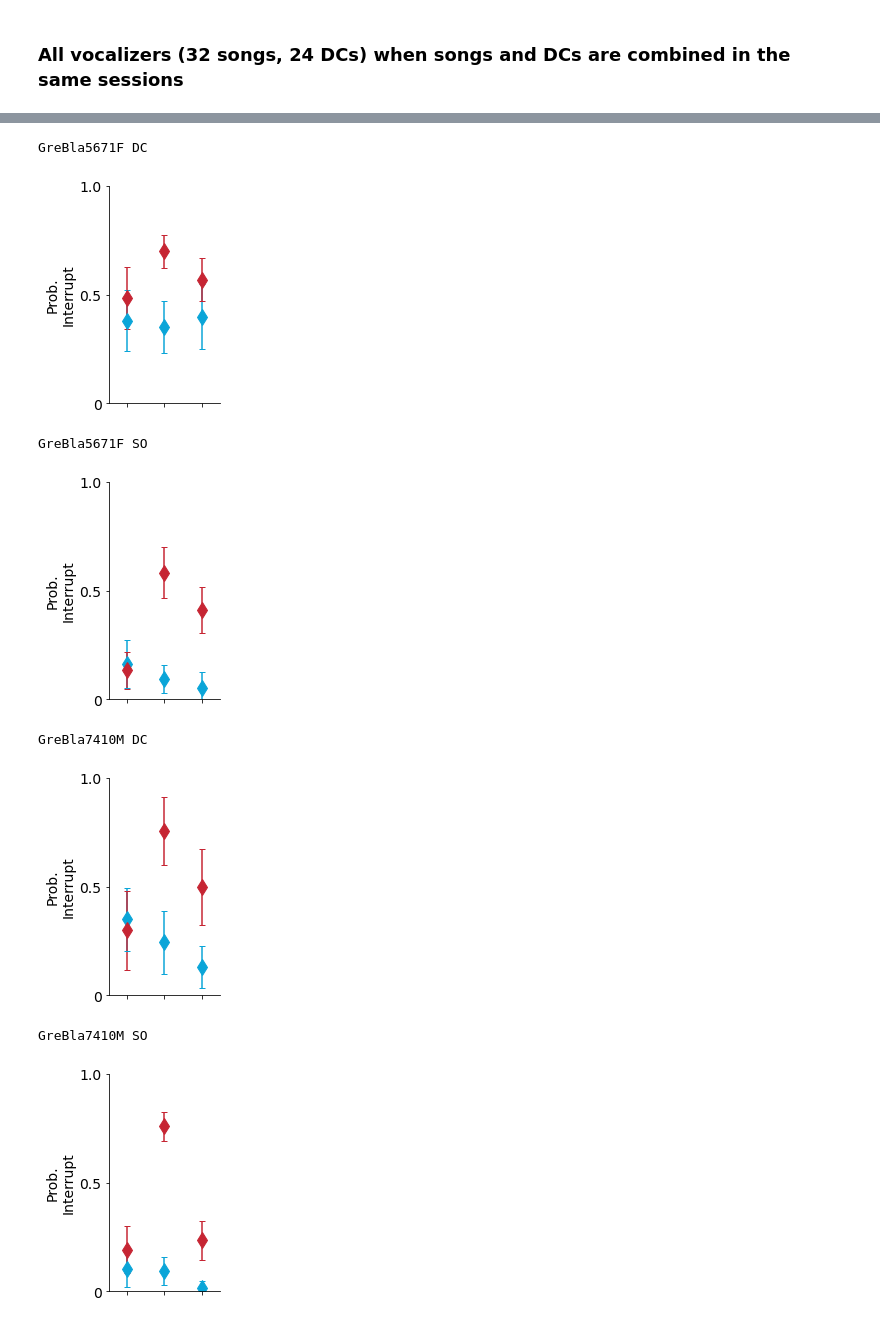
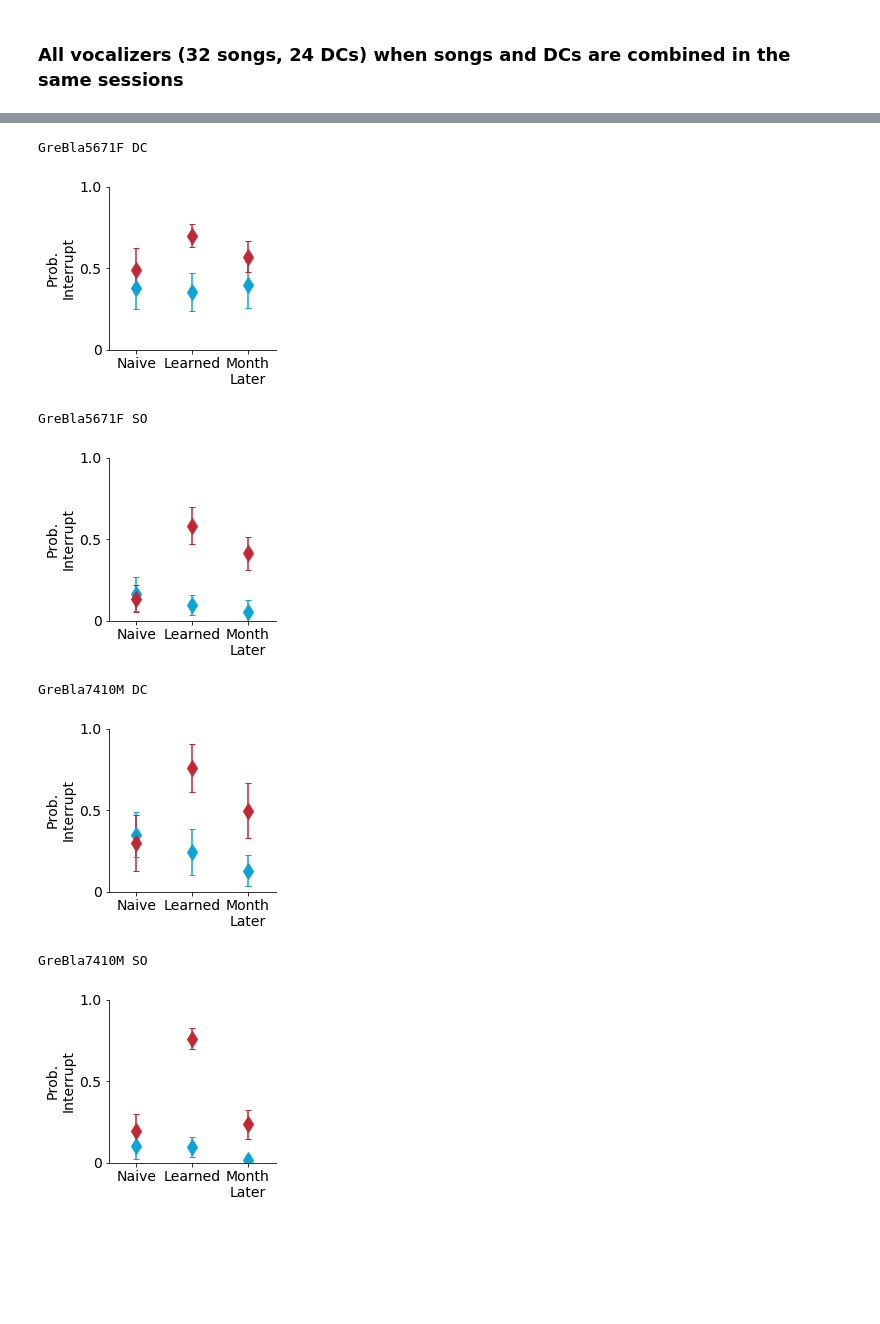
Before and after one commit to theunissenlab/zebra-finch-memory, a Jupyter notebook: notebooks/Generate Paper Figures.ipynb, the cells around one changed output, grey strips where cells are left out. Cells and saved outputs as stored; diff of their text form; code cells hidden in the pictures; blank space fills up the shorter version.

```diff
--- a/notebooks/Generate Paper Figures.ipynb
+++ b/notebooks/Generate Paper Figures.ipynb
@@ -1086,6 +1387,7 @@ for epoch_name, epoch in [("Naive", epoch1), ("Learned", epoch2), ("MonthLater",
             subdf = stim_df[stim_df["Relative Informative Trials Seen"] <= informative_trials_limit]
             interruption_probabilities.append(np.mean(subdf["Interrupt"]))
 
+        mean, sem = jackknife(interruption_probabilities, np.mean)
         output_rows.append([
             subject,
             informative_trials_limit,
@@ -1093,8 +1395,8 @@ for epoch_name, epoch in [("Naive", epoch1), ("Learned", epoch2), ("MonthLater",
             rewarded,
             epoch_name,
             interruption_probabilities,
-            np.mean(interruption_probabilities),
-            jackknife(interruption_probabilities, np.mean)
+            mean,
+            sem,
         ])
 
 result = pd.DataFrame(output_rows, columns=[
@@ -1107,3 +1409,29 @@ result = pd.DataFrame(output_rows, columns=[
     "p(interrupt)",
     "SEM",
 ])
+# %%
+# Stats (t test in each epoch)
+
+informative_trials_limit = 2
+
+for epoch_name, epoch in [("Naive", epoch1), ("Learned", epoch2), ("MonthLater", month_later_epoch)]:
+    epoch = inject_relative_informative_trials(epoch)
+
+    for (subject, call_type), epoch_grouped in epoch.groupby(["Subject", "Stimulus Call Type"]):
+        print("Testing {} {} {}".format(subject, call_type, epoch_name))
+
+        interruption_probabilities = {
+            "Rewarded": [],
+            "Nonrewarded": []
+        }
+
+        for (vocalizer, rewarded), stim_df in epoch_grouped.groupby(["Stimulus Vocalizer", "Stimulus Class"]):
+            subdf = stim_df[stim_df["Relative Informative Trials Seen"] <= informative_trials_limit]
+            interruption_probabilities[rewarded].append(np.mean(subdf["Interrupt"]))
+
+        test = scipy.stats.ttest_rel(
+            np.array(interruption_probabilities["Rewarded"]),
+            np.array(interruption_probabilities["Nonrewarded"]),
+        )
+
+        print("p={:.5f} {}".format(test.pvalue / 2, "*" if (test.statistic < 0) and (test.pvalue / 2 < 0.05) else ""))
@@ -1110,7 +1456,7 @@ result = pd.DataFrame(output_rows, columns=[
 # %%
 for (subject, call_type), subdf in result.groupby(["Subject", "Stimulus Call Type"]):
     print(subject, call_type)
-    fig = plt.figure(figsize=(2, 4))
+    fig = plt.figure(figsize=(3, 3))
     for i, epoch in enumerate(["Naive", "Learned", "MonthLater"]):
         p_rew = subdf[(subdf["Epoch"] == epoch) & (subdf["Stimulus Class"] == "Rewarded")].iloc[0]["p(interrupt)"]
         sem_rew = subdf[(subdf["Epoch"] == epoch) & (subdf["Stimulus Class"] == "Rewarded")].iloc[0]["SEM"]
@@ -1125,39 +1471,40 @@ for (subject, call_type), subdf in result.groupby(["Subject", "Stimulus Call Typ
             capsize=3,
             markersize=12,
             color=color_by_reward.get("Rewarded"),
         )
         plt.errorbar(
             [i],
             [p_norew],
             yerr=2*sem_norew,
             marker="d",
             capsize=3,
             markersize=12,
-            color=color_by_reward.get("Unrewarded"),
+            color=color_by_reward.get("Nonrewarded"),
         )
 
         ax = plt.gca()
         ax.set_ylabel("Prob.\nInterrupt", fontsize=14)
 
         ax.set_xlim(-0.5, 2.5)
         ax.set_ylim(0, 1)
         ax.set_yticks([0, 0.5, 1.0])
         ax.set_yticklabels([0, 0.5, 1.0], fontsize=14)
         ax.spines["top"].set_visible(False)
         ax.spines["bottom"].set_visible(True)
         ax.spines["right"].set_visible(False)
         ax.spines["left"].set_visible(True)
         ax.set_xticks([0, 1, 2])
-        ax.set_xticklabels(["", "", ""])
+        ax.set_xticklabels(["Naive", "Learned", "Month\nLater"], fontsize=14)
 
     plt.show()
+    fig.savefig("figures/4CDEF_{}_{}_month_later.svg".format(subject, call_type), format="svg", bbox_inches="tight")
     plt.close(fig)
 # %% [output]
 GreBla5671F DC
-[figure, old version]
+[figure, new version]
 GreBla5671F SO
-[figure, old version]
+[figure, new version]
 GreBla7410M DC
-[figure, old version]
+[figure, new version]
 GreBla7410M SO
-[figure, old version]
+[figure, new version]
```
Also changed, not shown: parts of 52 cells of this notebook, 3 other files.
